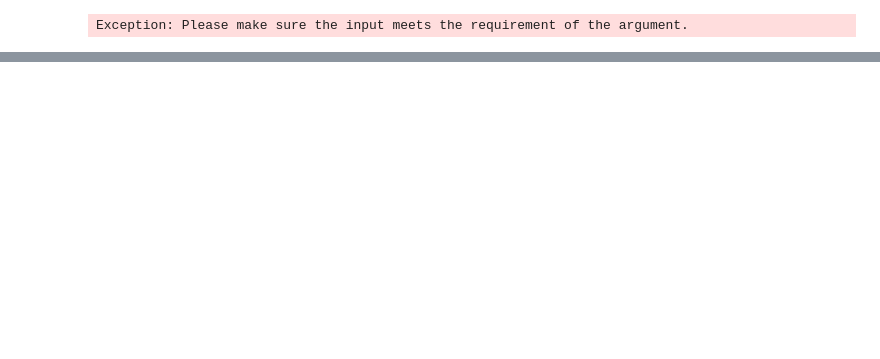
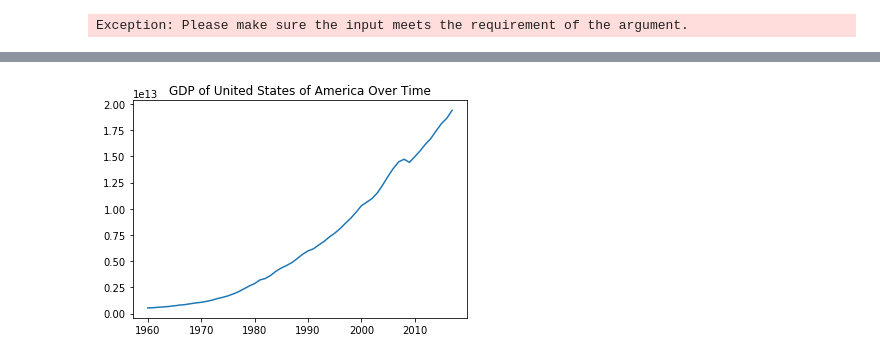
Before and after one commit to mikecafarella/KNP, a Jupyter notebook: index.ipynb, the cells around one changed output, grey strips where cells are left out. Drawn from its saved outputs; the diff is of its cells as text; code cells hidden in the pictures; blank space fills up the shorter version.

```diff
--- a/index.ipynb
+++ b/index.ipynb
@@ -1330,0 +1426,4 @@ Exception: Please make sure the input meets the requirement of the argument.
+# %%
+usgdp.applyFunction(['Basic ID','GDP_P2131','GDP_point_in_time_P2131_P585'],createGDPOVerTimeVisualization)
+# %% [output]
+[figure, added]
```
Also changed, not shown: parts of 5 cells of this notebook.
